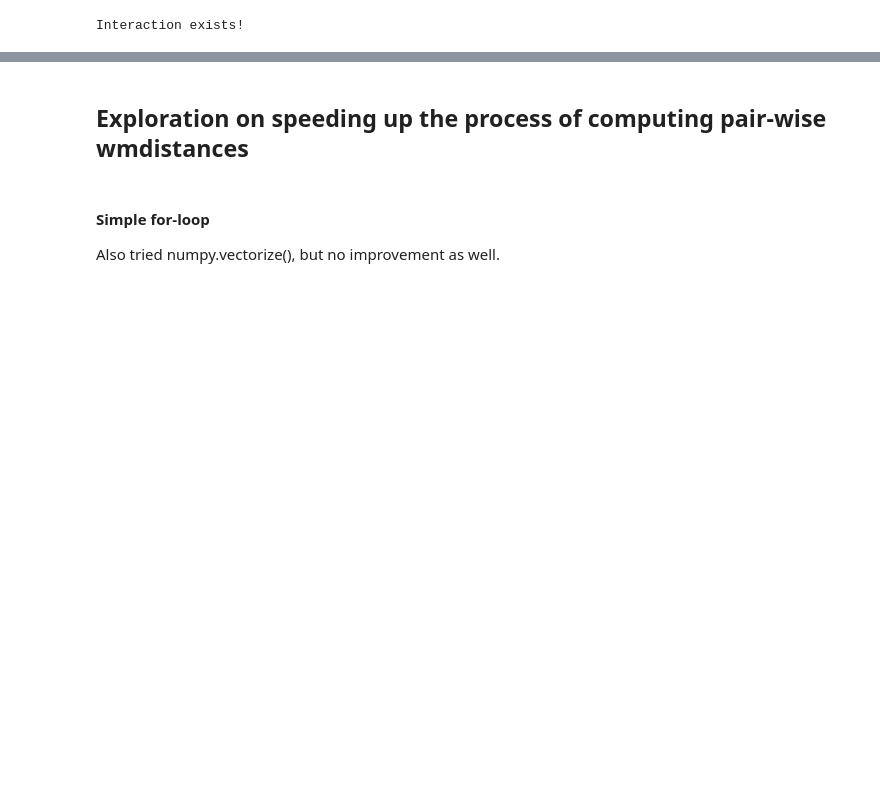
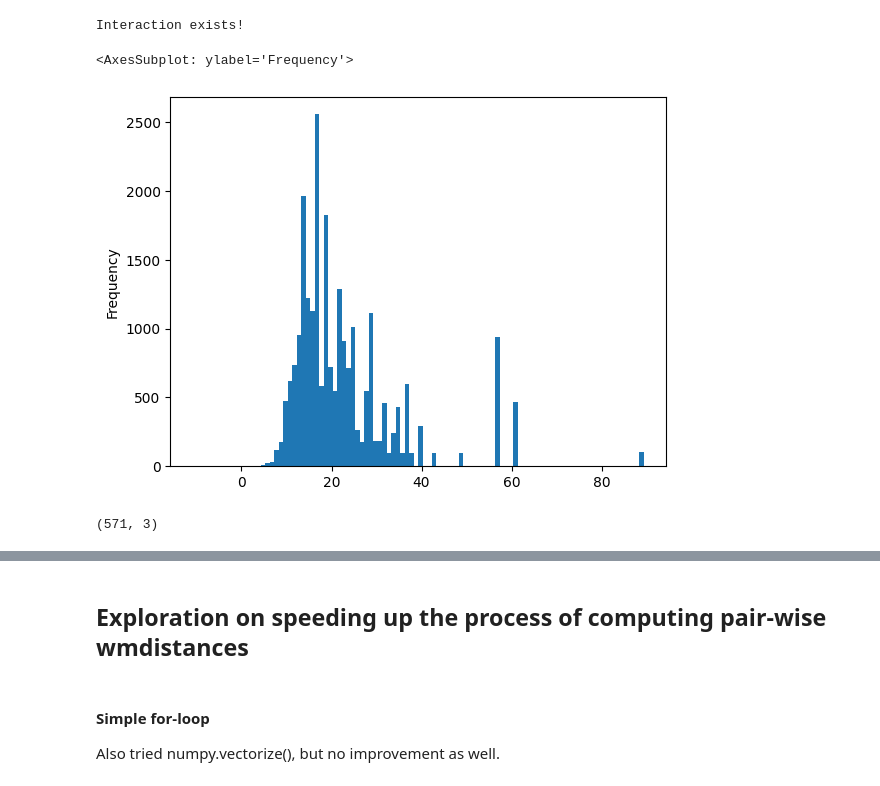
Before and after one commit to EyeofBeholder-NLeSC/orange-addon, a Jupyter notebook: notebooks/explore.ipynb, the cells around one changed output, grey strips where cells are left out. Drawn from its saved outputs; the diff is of its cells as text; code cells hidden in the pictures; blank space fills up the shorter version.

Commit message:
Add code that creates and draws the attacking network,

```diff
--- a/notebooks/explore.ipynb
+++ b/notebooks/explore.ipynb
@@ -118,14 +117,12 @@ model_name = 'word2vec-google-news-300'
 model = api.load(model_name)
 # %%
-# TODO: Tasks pending completion -@jiqi at 11/22/2022, 11:46:53 AM
-# convert token list to numpy array
+import numpy as np
 
 tokens = []
 for phrases_rank in list(df_reviews['ranks']):
     for phrase in phrases_rank:
-        phrase = phrase[0].lower().split()
-        phrase = filter(lambda t: t not in stopwords, phrase)
-        phrase = ' '.join(phrase)
-        if phrase: tokens.append(phrase.split(' '))
+        phrase = phrase[0]
+        if phrase: tokens.append(phrase)
+tokens = np.array(tokens)
 len(tokens)
 # %% [output]
@@ -133,7 +130,7 @@ len(tokens)
 # %%
 from itertools import starmap, combinations
 
-combis = list(combinations(tokens, 2))
+combis = list(combinations([t.split(' ') for t in tokens], 2))
 combis[0]
 # %% [output]
 (['tennis', 'shoes'], ['heel', 'area'])
@@ -153,7 +150,6 @@ dists = np.nan_to_num(dists, nan=0, posinf=100)
 data = np.zeros((len(tokens), len(tokens)))
 data[np.triu_indices(len(tokens), 1)] = dists
 data = data + data.T
-tokens = [" ".join(t) for t in tokens]
 df_matrix = pd.DataFrame(data, index=tokens, columns=tokens)
 # %%
 from sklearn.cluster import KMeans
@@ -201,0 +244,18 @@ Interaction exists!
+# %%
+df_network = pd.DataFrame({
+    'source': source,
+    'destination': destination,
+    'weight': weight
+})
+
+df_network['weight'].plot.hist(bins=100)
+# %% [output]
+<AxesSubplot: ylabel='Frequency'>
+[figure, added]
+# %%
+# pruning network by weight
+theta = 60
+df_network = df_network[df_network['weight'] >= theta]
+df_network.shape
+# %% [output]
+(571, 3)
```
Also changed, not shown: parts of 10 cells of this notebook, 1 other file.
